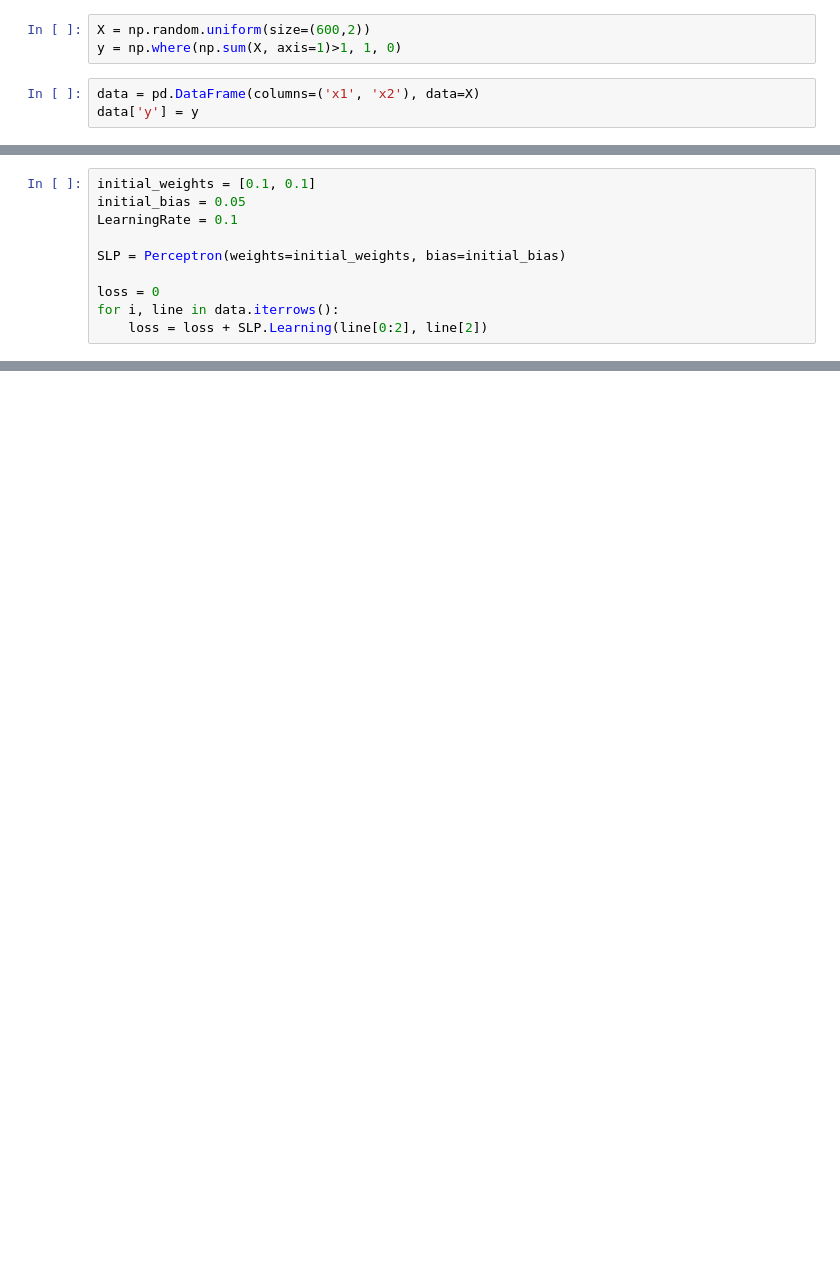
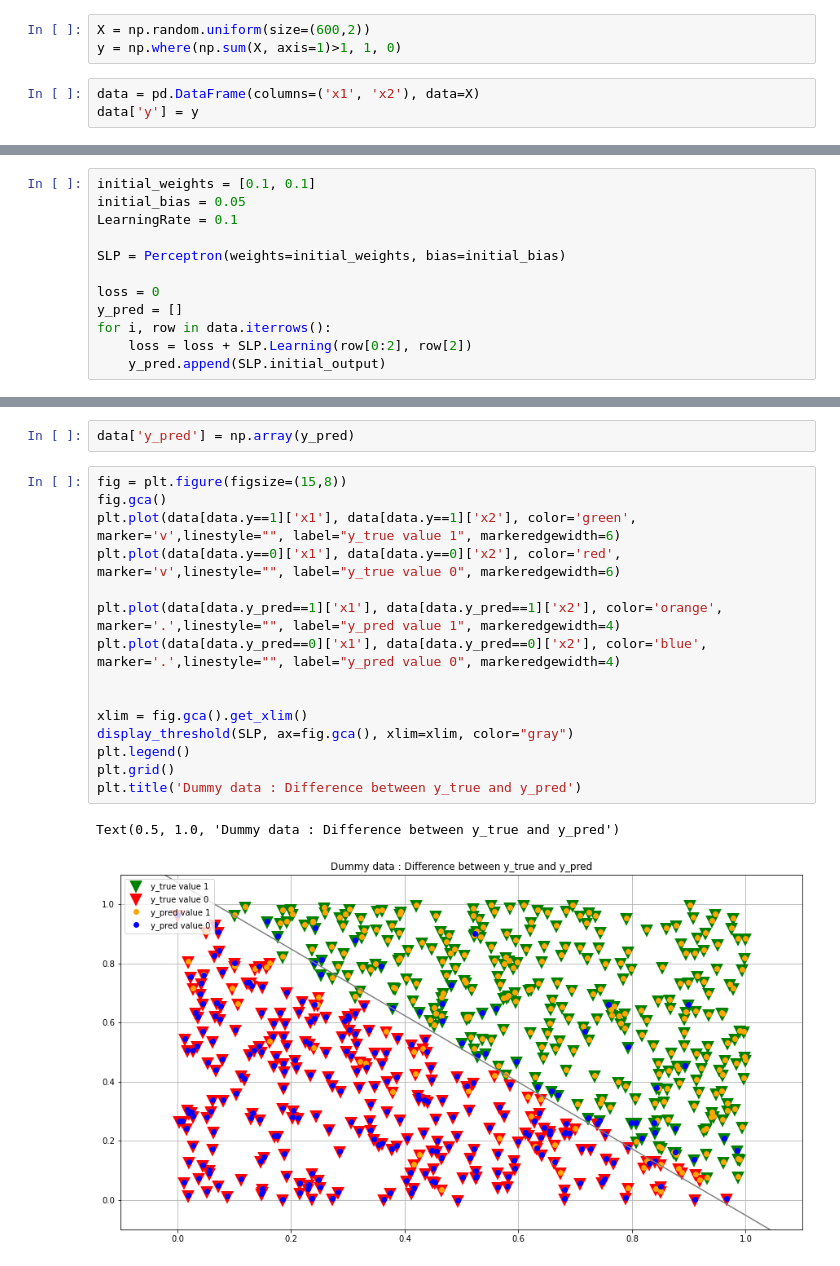
Before and after one commit to eltarr-kawther/MLP-from-scratch, a Jupyter notebook: perceptron_predictions.ipynb, the cells around one changed output, grey strips where cells are left out. Cells and saved outputs as stored; diff of their text form; blank space fills up the shorter version.

```diff
--- a/perceptron_predictions.ipynb
+++ b/perceptron_predictions.ipynb
@@ -36,5 +47,7 @@ LearningRate = 0.1
 SLP = Perceptron(weights=initial_weights, bias=initial_bias)
 
 loss = 0
-for i, line in data.iterrows():
-    loss = loss + SLP.Learning(line[0:2], line[2])
+y_pred = []
+for i, row in data.iterrows():
+    loss = loss + SLP.Learning(row[0:2], row[2])
+    y_pred.append(SLP.initial_output)
@@ -50,0 +72,20 @@ Text(0.5, 1.0, 'Dummy data')
+# %%
+data['y_pred'] = np.array(y_pred)
+# %%
+fig = plt.figure(figsize=(15,8))
+fig.gca()
+plt.plot(data[data.y==1]['x1'], data[data.y==1]['x2'], color='green', marker='v',linestyle="", label="y_true value 1", markeredgewidth=6)
+plt.plot(data[data.y==0]['x1'], data[data.y==0]['x2'], color='red', marker='v',linestyle="", label="y_true value 0", markeredgewidth=6)
+
+plt.plot(data[data.y_pred==1]['x1'], data[data.y_pred==1]['x2'], color='orange', marker='.',linestyle="", label="y_pred value 1", markeredgewidth=4)
+plt.plot(data[data.y_pred==0]['x1'], data[data.y_pred==0]['x2'], color='blue', marker='.',linestyle="", label="y_pred value 0", markeredgewidth=4)
+
+
+xlim = fig.gca().get_xlim()
+display_threshold(SLP, ax=fig.gca(), xlim=xlim, color="gray")
+plt.legend()
+plt.grid()
+plt.title('Dummy data : Difference between y_true and y_pred')
+# %% [output]
+Text(0.5, 1.0, 'Dummy data : Difference between y_true and y_pred')
+[figure, added]
```
Also changed, not shown: parts of 9 cells of this notebook, 2 other files.
